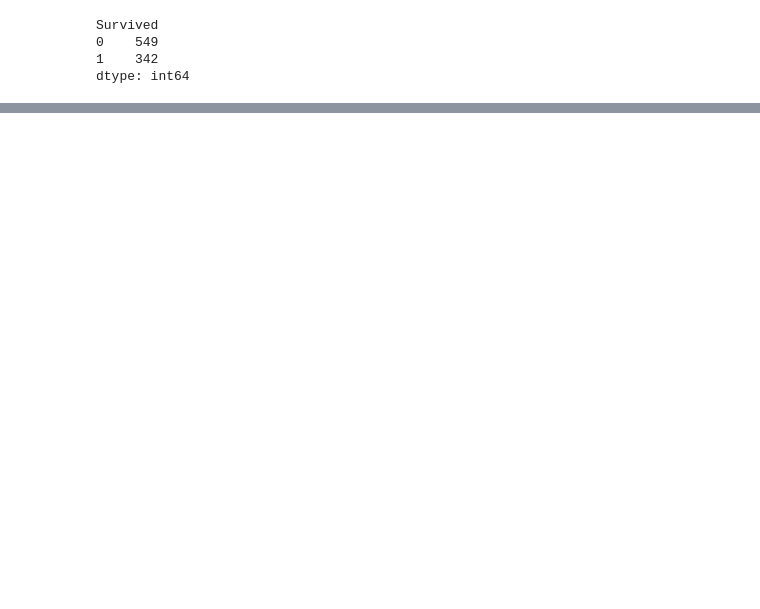
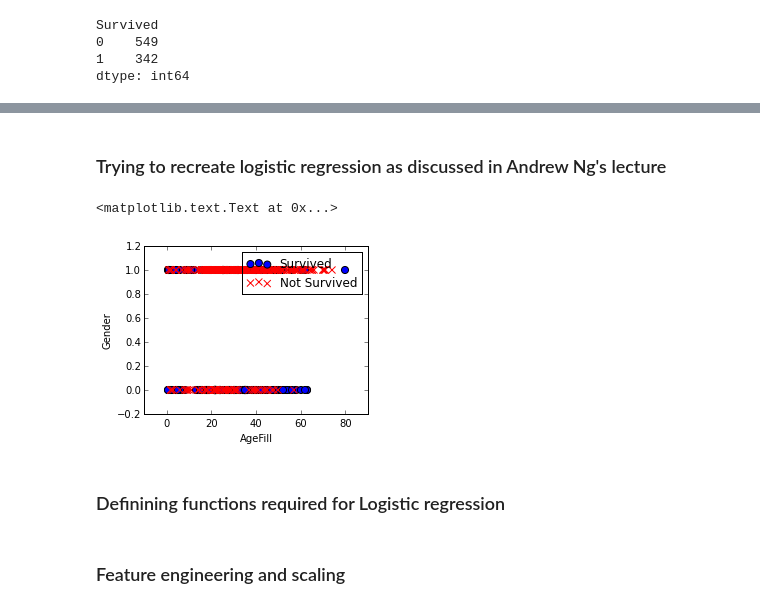
Before and after one commit to v3g42/jupyter-workspace, a Jupyter notebook: notebooks/titanic/titanic.ipynb, the cells around one changed output, grey strips where cells are left out. Cells and saved outputs as stored; diff of their text form; code cells hidden in the pictures; blank space fills up the shorter version.

```diff
--- a/notebooks/titanic/titanic.ipynb
+++ b/notebooks/titanic/titanic.ipynb
@@ -144,5 +99,0 @@ df.head()
-# %%
-# Removing object columns. Need to revisit Name for text parsing
-# TODO: Revisit Name and Cabin Parsing
-
-df = df.drop(['Name', 'Sex', 'Ticket', 'Cabin', 'Embarked', "Age"], axis=1)
@@ -187,0 +107,20 @@ df
+# %% [markdown]
+### Trying to recreate logistic regression as discussed in Andrew Ng's lecture
+# %%
+positive = df[df['Survived'].astype(bool)]
+negative = df[~df['Survived'].astype(bool)]
+# %%
+fig, ax = plt.subplots(figsize=(4,3))
+
+ax.scatter(positive['AgeFill'], positive['Gender'],
+           s=50, c='b', marker='o', label='Survived')
+ax.scatter(negative['AgeFill'], negative['Gender'],
+           s=50, c='r', marker='x', label='Not Survived')
+ax.legend()
+ax.set_xlabel('AgeFill')
+ax.set_ylabel('Gender')
+# %% [output]
+<matplotlib.text.Text at 0x...>
+[figure, added]
+# %% [markdown]
+### Definining functions required for Logistic regression
@@ -187,0 +163,2 @@ df
+# %% [markdown]
+### Feature engineering and scaling
```
Also changed, not shown: parts of 28 cells of this notebook, 2 other files.
